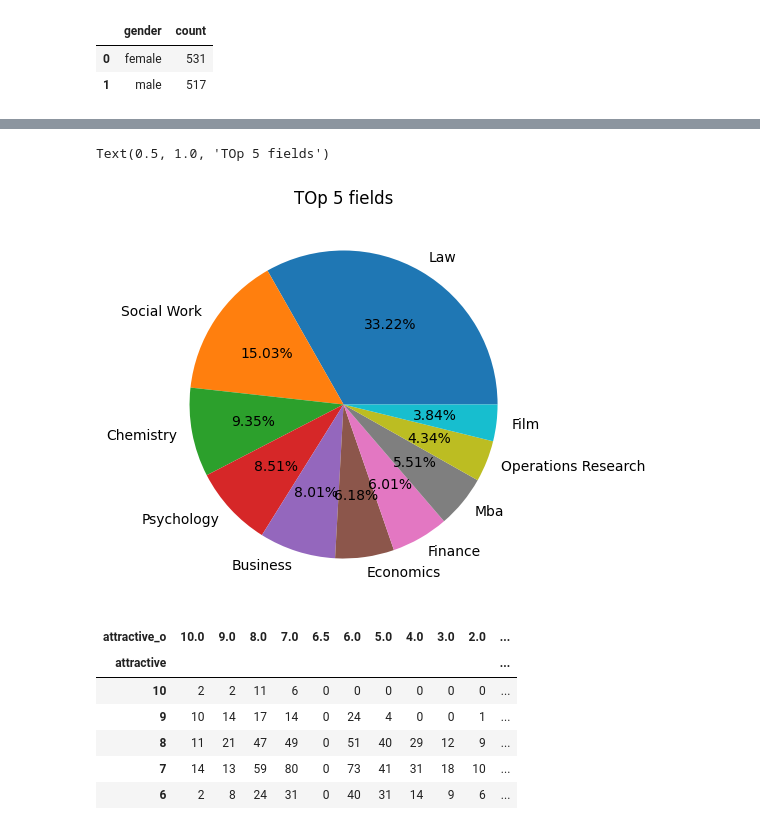
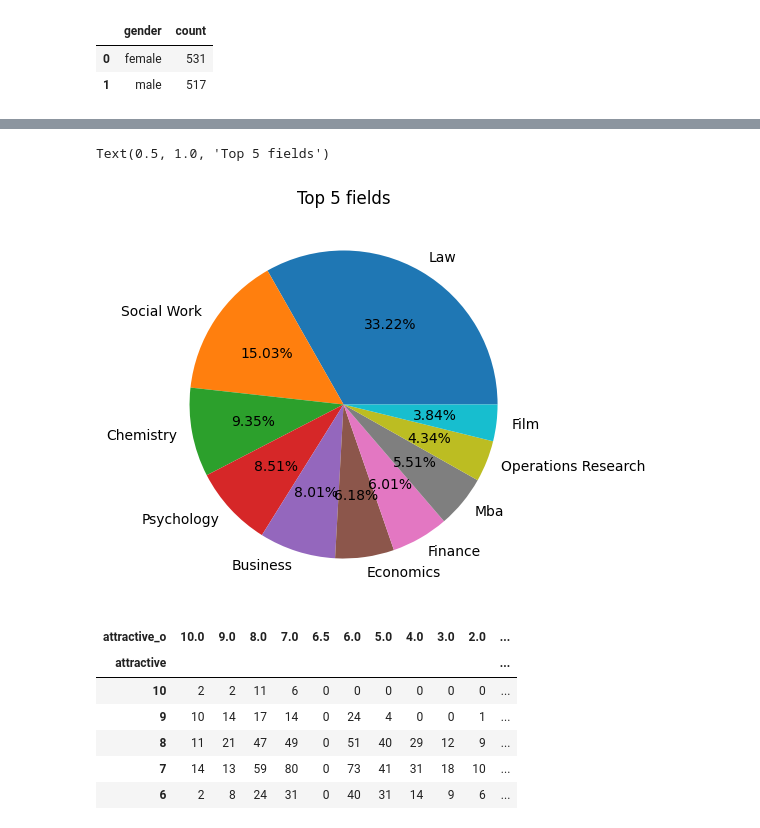
Before and after one commit to yunusov02/data_analysis, a Jupyter notebook: train-pandas/pandas.ipynb, the cells around one changed output, grey strips where cells are left out. Drawn from its saved outputs; the diff is of its cells as text; code cells hidden in the pictures.

```diff
--- a/train-pandas/pandas.ipynb
+++ b/train-pandas/pandas.ipynb
@@ -284,18 +280,18 @@ dtype: int64
 # %%
 occupation = df['field'].value_counts()[:10]
 
 fig = plt.figure(figsize=(5, 5))
 
 plt.pie(
     occupation,
     labels=occupation.index,
     autopct="%.2f%%"
 )
 
-plt.title("TOp 5 fields")
+plt.title("Top 5 fields")
 # %% [output]
-Text(0.5, 1.0, 'TOp 5 fields')
+Text(0.5, 1.0, 'Top 5 fields')
-[figure, old version]
+[figure, new version]
 # %%
 attract = pd.crosstab(df['attractive'], df['attractive_o'])
 # Then apply sorting
```
Also changed, not shown: parts of 21 cells of this notebook.
